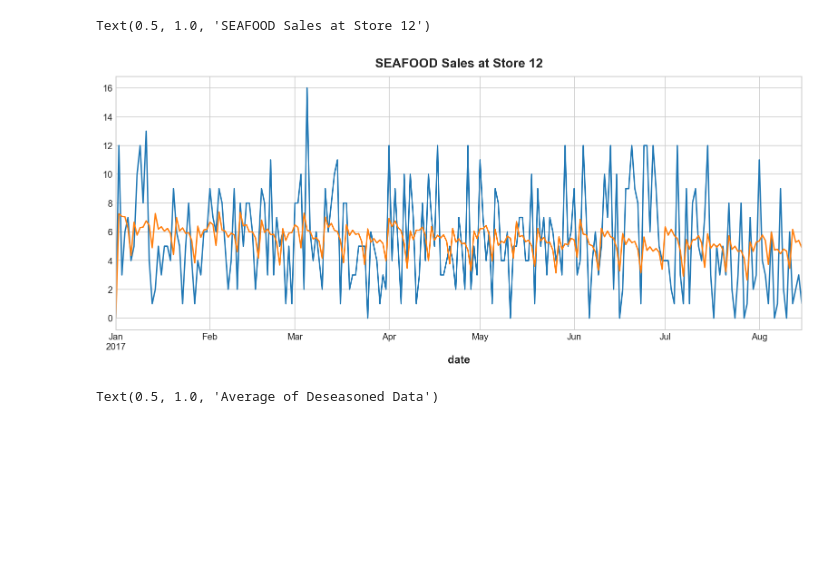
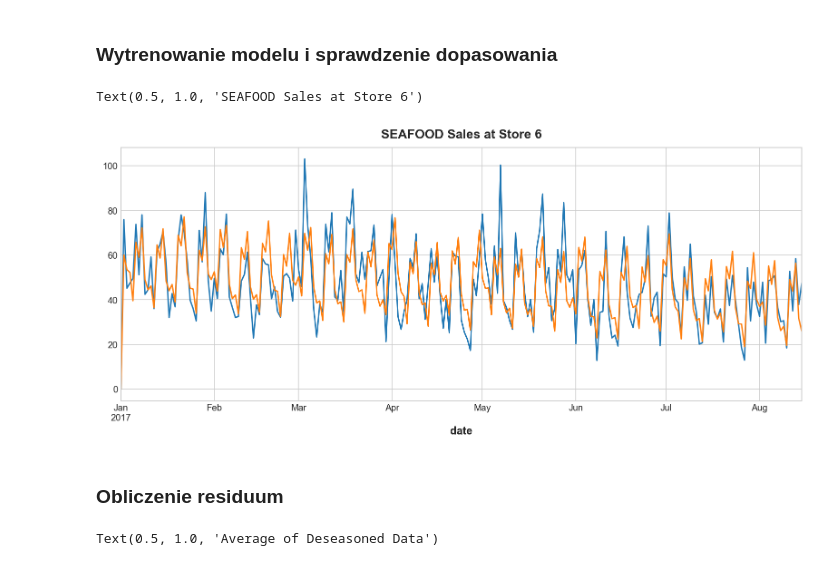
Before and after one commit to Krupenz/store-sales-forecasting, a Jupyter notebook: seasonality.ipynb, the cells around one changed output. Cells and saved outputs as stored; diff of their text form; code cells hidden in the pictures; blank space fills up the shorter version.

Commit message:
added final version of our model training script + minor changes

```diff
--- a/seasonality.ipynb
+++ b/seasonality.ipynb
@@ -99,19 +144,23 @@ X['NewYear'] = (X.index.dayofyear == 1)
+# %% [markdown]
+### Wytrenowanie modelu i sprawdzenie dopasowania
 # %%
 model = LinearRegression(fit_intercept=False)
 model.fit(X, y)
 y_pred = pd.DataFrame(model.predict(X), index=X.index, columns=y.columns)
 # %%
-STORE_NBR = '12'  # 1 - 54
+STORE_NBR = '6'  # 1 - 54
 FAMILY = 'SEAFOOD'
 # Uncomment to see a list of product families
 # display(store_sales.index.get_level_values('family').unique())
 
 ax = y.loc(axis=1)['sales', STORE_NBR, FAMILY].plot()
 ax = y_pred.loc(axis=1)['sales', STORE_NBR, FAMILY].plot(ax=ax)
 ax.set_title(f'{FAMILY} Sales at Store {STORE_NBR}')
 # %% [output]
-Text(0.5, 1.0, 'SEAFOOD Sales at Store 12')
+Text(0.5, 1.0, 'SEAFOOD Sales at Store 6')
-[figure, old version]
+[figure, new version]
+# %% [markdown]
+### Obliczenie residuum
 # %%
 y_deseason = y - y_pred
 
```
Also changed, not shown: parts of 11 cells of this notebook, 7 other files.
